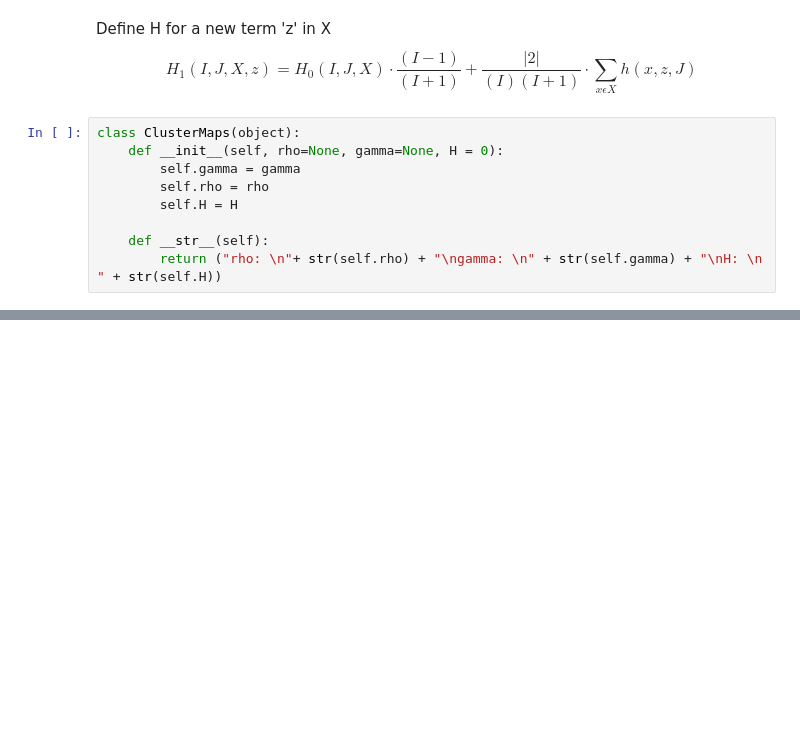
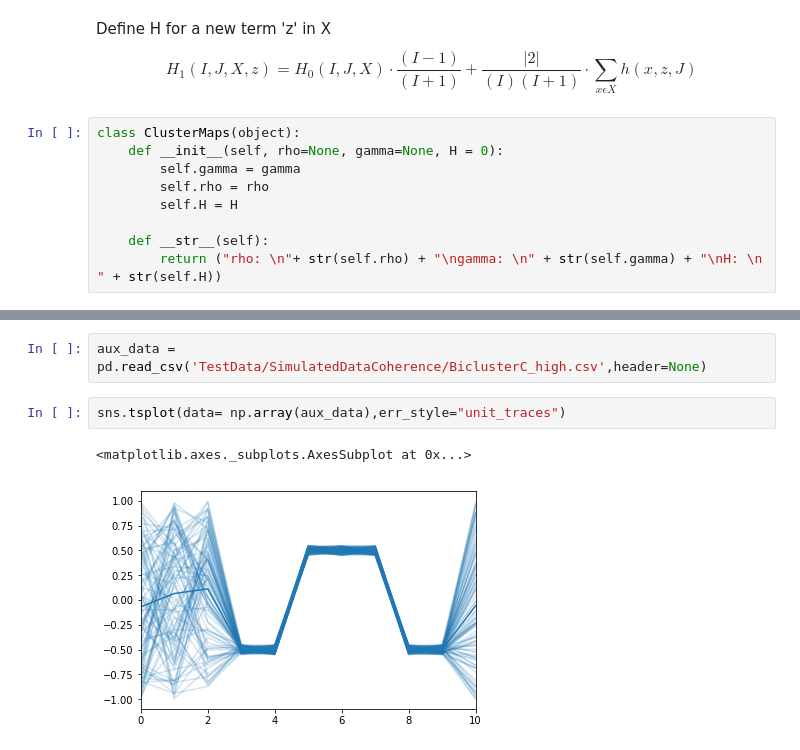
Before and after one commit to josechudev/GeneExpressionBiClustering, a Jupyter notebook: Notebooks/3.1 STSBiclustering.ipynb, the cells around one changed output, grey strips where cells are left out. Drawn from its saved outputs; the diff is of its cells as text; blank space fills up the shorter version.

```diff
--- a/Notebooks/3.1 STSBiclustering.ipynb
+++ b/Notebooks/3.1 STSBiclustering.ipynb
@@ -135,3 +188,10 @@ class TsRapooc(object):
     @property
     def labels(self):
         return _labels
+# %%
+aux_data = pd.read_csv('TestData/SimulatedDataCoherence/BiclusterC_high.csv',header=None)
+# %%
+sns.tsplot(data= np.array(aux_data),err_style="unit_traces")
+# %% [output]
+<matplotlib.axes._subplots.AxesSubplot at 0x...>
+[figure, added]
```
Also changed, not shown: parts of 9 cells of this notebook, 1 other file.
